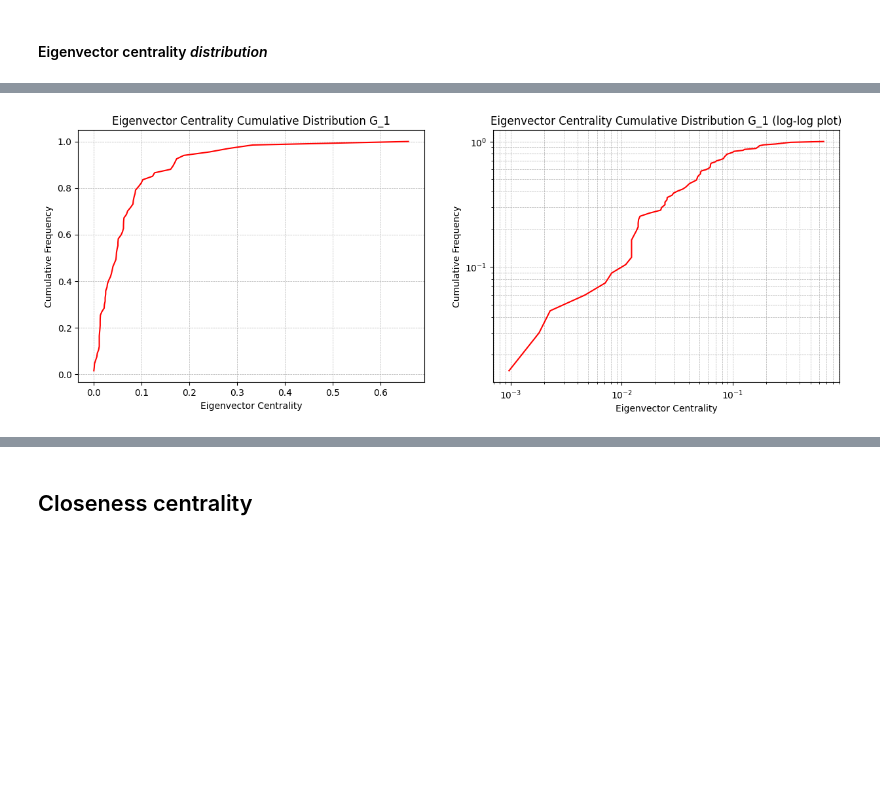
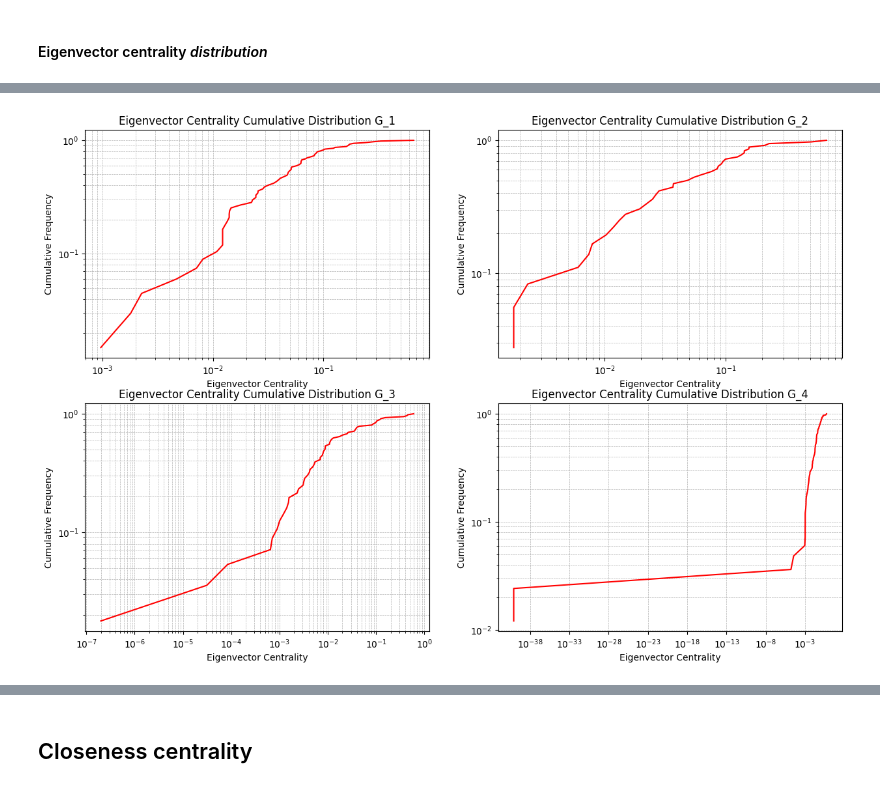
Before and after one commit to saravorabbi/Unibo_SNA_the_witcher, a Jupyter notebook: SNA_notebook.ipynb, the cells around one changed output, grey strips where cells are left out. Saved outputs shown, nothing was run; the diff lists cells and outputs as text; code cells hidden in the pictures; blank space fills up the shorter version.

```diff
--- a/SNA_notebook.ipynb
+++ b/SNA_notebook.ipynb
@@ -825,33 +971,71 @@ plt.show()
 # %%
-# try to find the cumulative
+#cumulative
 
-# Extract the values and compute the frequencies
-values = list(eig_centrality_1.values())
-values.sort()
+# in log plot should be a line
 
-# Compute the cumulative frequencies
-cumulative_frequencies = np.cumsum(np.ones(len(values)) / len(values))
+# from BOOK1 TO BOOK 4
 
-plt.figure(figsize=(15,5))
+values_1 = list(eig_centrality_1.values())
+values_1.sort()
+cumulative_frequencies_1 = np.cumsum(np.ones(len(values_1)) / len(values_1))
 
-plt.subplot(1, 2, 1)
-plt.plot(values, cumulative_frequencies, color = 'r')
+values_2 = list(eig_centrality_2.values())
+values_2.sort()
+cumulative_frequencies_2 = np.cumsum(np.ones(len(values_2)) / len(values_2))
+
+values_3 = list(eig_centrality_3.values())
+values_3.sort()
+cumulative_frequencies_3 = np.cumsum(np.ones(len(values_3)) / len(values_3))
+
+values_4 = list(eig_centrality_4.values())
+values_4.sort()
+cumulative_frequencies_4 = np.cumsum(np.ones(len(values_4)) / len(values_4))
+
+
+plt.figure(figsize=(15,10))
+
+plt.subplot(2, 2, 1)
+plt.plot(values_1, cumulative_frequencies_1, color = 'r')
+plt.xscale('log')
+plt.yscale('log')
 plt.xlabel('Eigenvector Centrality')
 plt.ylabel('Cumulative Frequency')
 plt.title('Eigenvector Centrality Cumulative Distribution G_1')
 plt.grid(True, which="both", ls="--", linewidth=0.5)
 
-plt.subplot(1, 2, 2)
-#log plot
-plt.plot(values, cumulative_frequencies, color = 'r')
+
+plt.subplot(2, 2, 2)
+plt.plot(values_2, cumulative_frequencies_2, color = 'r')
 plt.xscale('log')
 plt.yscale('log')
 plt.xlabel('Eigenvector Centrality')
 plt.ylabel('Cumulative Frequency')
-plt.title('Eigenvector Centrality Cumulative Distribution G_1 (log-log plot)')
+plt.title('Eigenvector Centrality Cumulative Distribution G_2')
+plt.grid(True, which="both", ls="--", linewidth=0.5)
+
+
+plt.subplot(2, 2, 3)
+plt.plot(values_3, cumulative_frequencies_3, color = 'r')
+plt.xscale('log')
+plt.yscale('log')
+plt.xlabel('Eigenvector Centrality')
+plt.ylabel('Cumulative Frequency')
+plt.title('Eigenvector Centrality Cumulative Distribution G_3')
+plt.grid(True, which="both", ls="--", linewidth=0.5)
+
+
+plt.subplot(2, 2, 4)
+plt.plot(values_4, cumulative_frequencies_4, color = 'r')
+plt.xscale('log')
+plt.yscale('log')
+plt.xlabel('Eigenvector Centrality')
+plt.ylabel('Cumulative Frequency')
+plt.title('Eigenvector Centrality Cumulative Distribution G_4')
 plt.grid(True, which="both", ls="--", linewidth=0.5)
 
 # Show the plot
 plt.show()
+
+# TO DO: FIT
 # %% [output]
-[figure, old version]
+[figure, new version]
```
Also changed, not shown: parts of 46 cells of this notebook.
